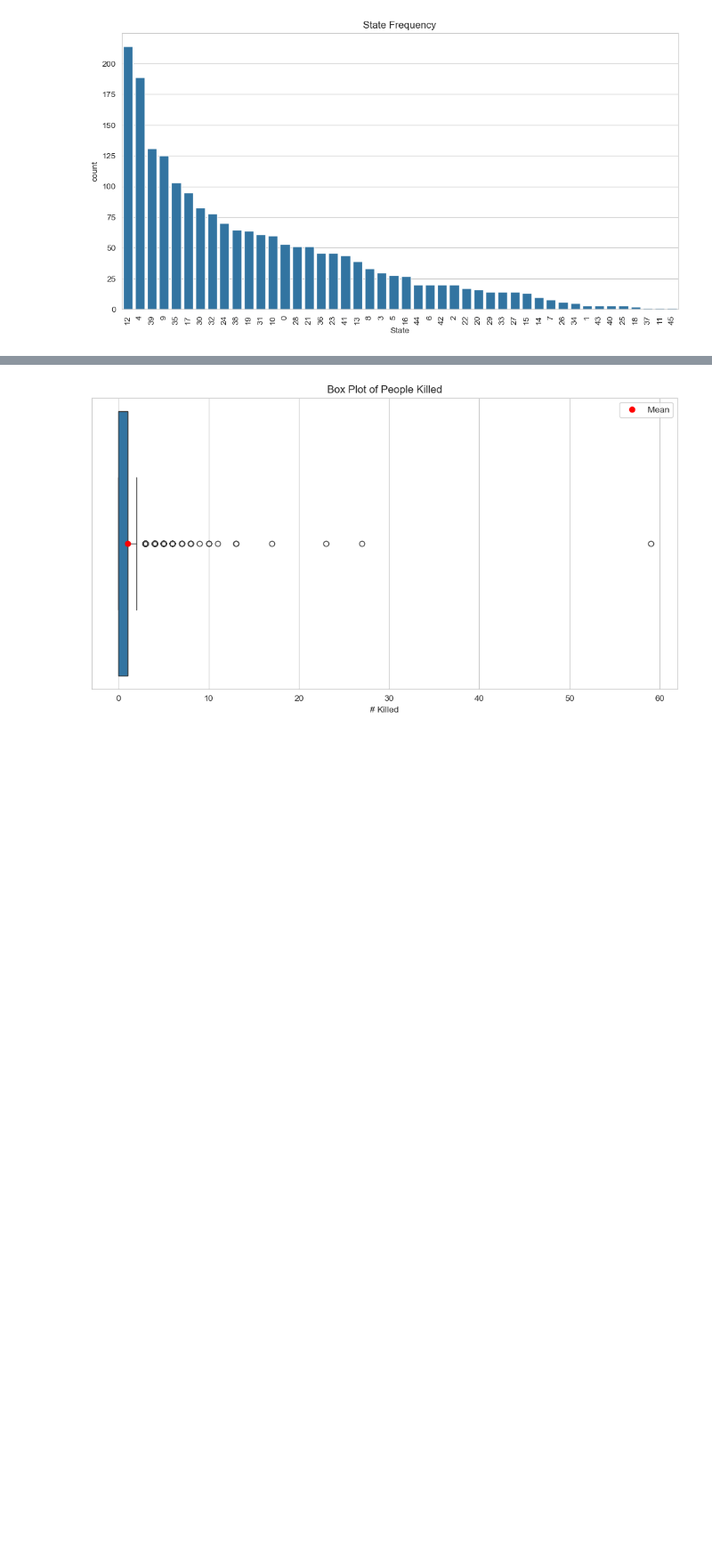
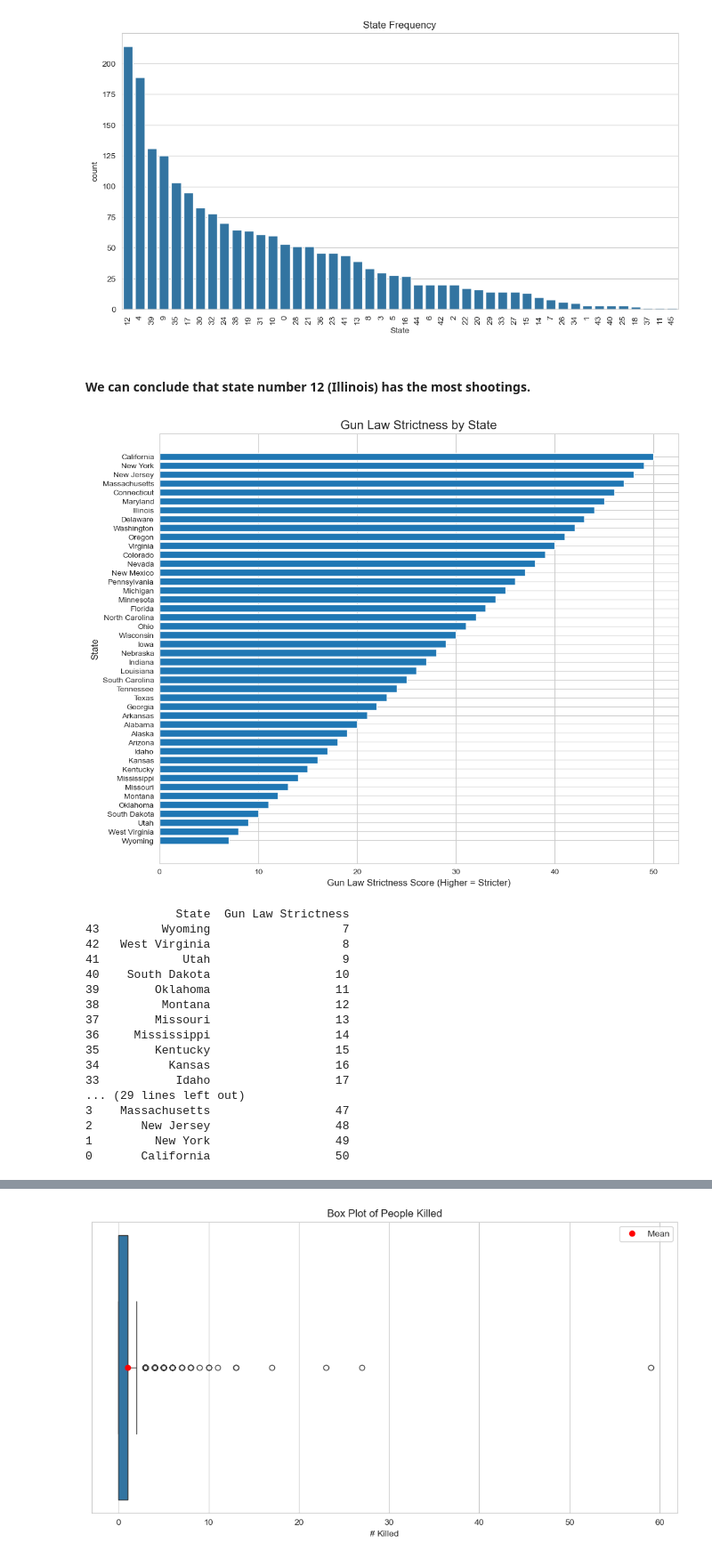
Before and after one commit to AhmadAlkaseb/BI, a Jupyter notebook: MiniProjekt 3/Data/MiniProjekt3v1.ipynb, the cells around one changed output, grey strips where cells are left out. Shown at 89% size. Saved outputs shown, nothing was run; the diff lists cells and outputs as text; code cells hidden in the pictures; blank space fills up the shorter version.

```diff
--- a/MiniProjekt 3/Data/MiniProjekt3v1.ipynb
+++ b/MiniProjekt 3/Data/MiniProjekt3v1.ipynb
@@ -234,3 +238,61 @@ plt.xticks(rotation=90)
 plt.show()
 # %% [output]
 [figure]
+# %% [markdown]
+#### We can conclude that state number 12 (Illinois) has the most shootings.
+# %%
+# Gun law strictness dictionary by research
+gun_law_strictness = {
+    'California': 50, 'New York': 49, 'New Jersey': 48, 'Massachusetts': 47, 'Connecticut': 46,
+    'Maryland': 45, 'Illinois': 44, 'Delaware': 43, 'Washington': 42, 'Oregon': 41,
+    'Virginia': 40, 'Colorado': 39, 'Nevada': 38, 'New Mexico': 37, 'Pennsylvania': 36,
+    'Michigan': 35, 'Minnesota': 34, 'Florida': 33, 'North Carolina': 32, 'Ohio': 31,
+    'Wisconsin': 30, 'Iowa': 29, 'Nebraska': 28, 'Indiana': 27, 'Louisiana': 26,
+    'South Carolina': 25, 'Tennessee': 24, 'Texas': 23, 'Georgia': 22, 'Arkansas': 21,
+    'Alabama': 20, 'Alaska': 19, 'Arizona': 18, 'Idaho': 17, 'Kansas': 16, 'Kentucky': 15,
+    'Mississippi': 14, 'Missouri': 13, 'Montana': 12, 'Oklahoma': 11, 'South Dakota': 10,
+    'Utah': 9, 'West Virginia': 8, 'Wyoming': 7
+}
+
+# To avoid destroying our data
+df_copy = df.copy()
+
+# Create the two needed columns, state and gun law strictness
+df_copy = pd.DataFrame(list(gun_law_strictness.items()), columns=['State', 'Gun Law Strictness'])
+
+# Sort the values
+df_sorted = df_copy.sort_values('Gun Law Strictness', ascending=True)
+
+# Create a new DataFrame based on the sorted data
+df_new = pd.DataFrame({
+    'State': df_sorted['State'],
+    'Strictness Rank': df_sorted['Gun Law Strictness'].rank(ascending=False).astype(int)
+})
+
+fig, ax = plt.subplots(figsize=(12, 10))
+bars = ax.barh(df_sorted['State'], df_sorted['Gun Law Strictness'])
+ax.set_title('Gun Law Strictness by State', fontsize=16)
+ax.set_xlabel('Gun Law Strictness Score (Higher = Stricter)', fontsize=12)
+ax.set_ylabel('State', fontsize=12)
+plt.show()
+
+print(df_sorted)
+# %% [output]
+[figure, added]
+             State  Gun Law Strictness
+43         Wyoming                   7
+42   West Virginia                   8
+41            Utah                   9
+40    South Dakota                  10
+39        Oklahoma                  11
+38         Montana                  12
+37        Missouri                  13
+36     Mississippi                  14
+35        Kentucky                  15
+34          Kansas                  16
+33           Idaho                  17
+... (29 lines left out)
+3    Massachusetts                  47
+2       New Jersey                  48
+1         New York                  49
+0       California                  50
```
Also changed, not shown: parts of 13 cells of this notebook, 2 other files.
